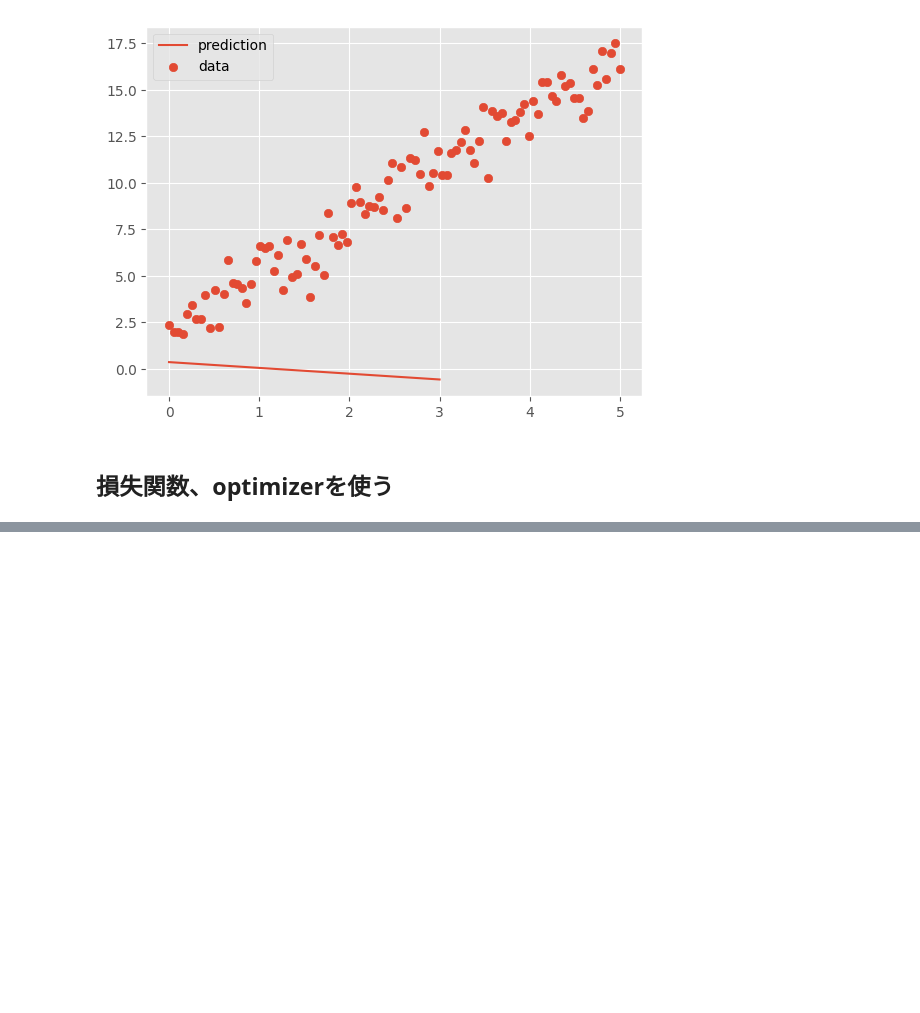
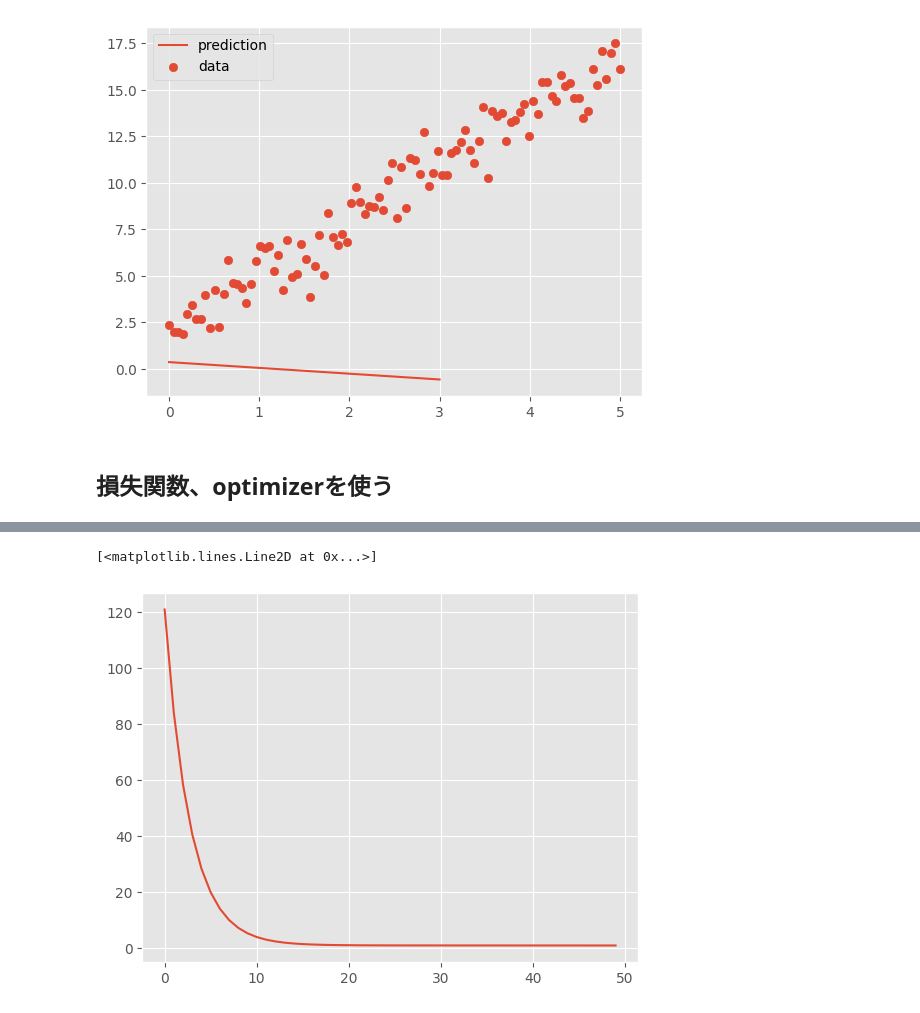
Before and after one commit to Pakeith0805/Study_PyTorch, a Jupyter notebook: main.ipynb, the cells around one changed output, grey strips where cells are left out. Drawn from its saved outputs; the diff is of its cells as text; code cells hidden in the pictures; blank space fills up the shorter version.

```diff
--- a/main.ipynb
+++ b/main.ipynb
@@ -247,0 +246,14 @@ optimizer = optim.SGD(model.parameters(), lr=0.001)
+# %%
+# 損失関数を保存しておくリストを作る。
+losses = []
+num_epoch = 500 # エポック数。モデルがトレーニングデータ全体を学習する回数。
+for epoch in range(num_epoch):
+    # 本来ならミニバッチの学習をするが、データセットが小さいためバッチの学習を行う。<--わからんが飛ばす
+    optimizer.zero_grad() # 勾配の初期化
+    y_pred = model(x) # modelにxを与え、予測値を計算
+    loss = criterion(y_pred, y) # 損失関数の計算
+    loss.backward() # 誤差逆伝播
+    optimizer.step() # 重みとバイアスを更新
+    if epoch % 10 == 0: # 10回刻みで出力
+        print("epoch: {}, loss: {}".format(epoch, loss.item())) # .item()は変数の中身を取り出すメソッド。
+        losses.append(loss.item())
@@ -247,0 +278,6 @@ optimizer = optim.SGD(model.parameters(), lr=0.001)
+# %%
+# グラフを表示。単調に下がっているため、うまく学習できていることが分かる。
+plt.plot(losses)
+# %% [output]
+[<matplotlib.lines.Line2D at 0x...>]
+[figure, added]
```
Also changed, not shown: parts of 3 cells of this notebook.
